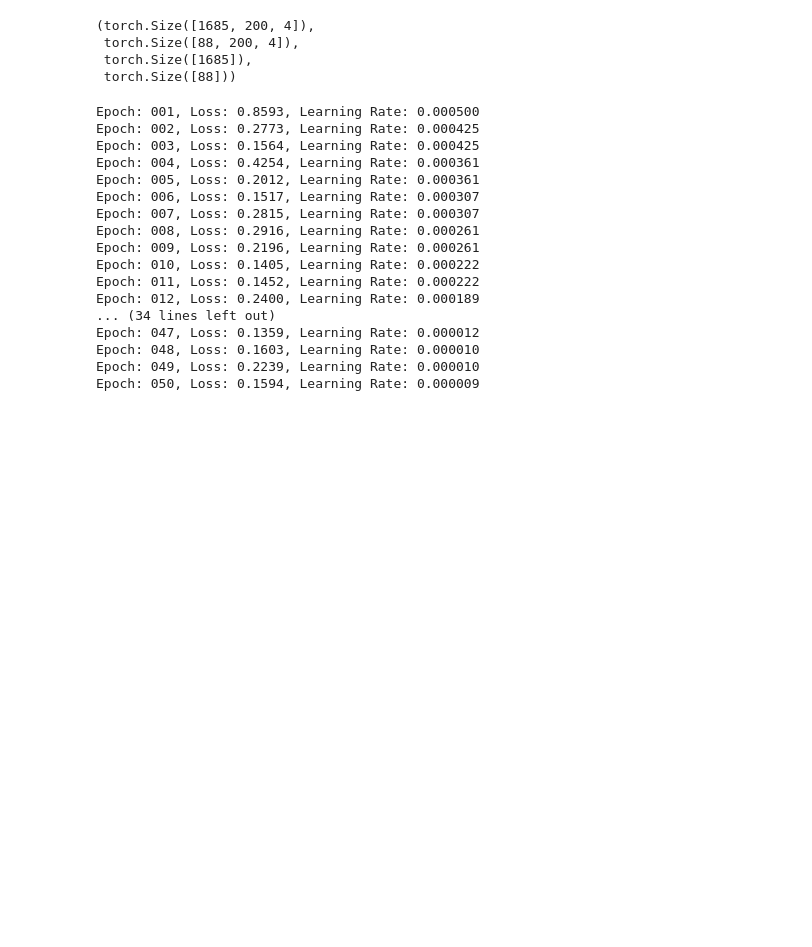
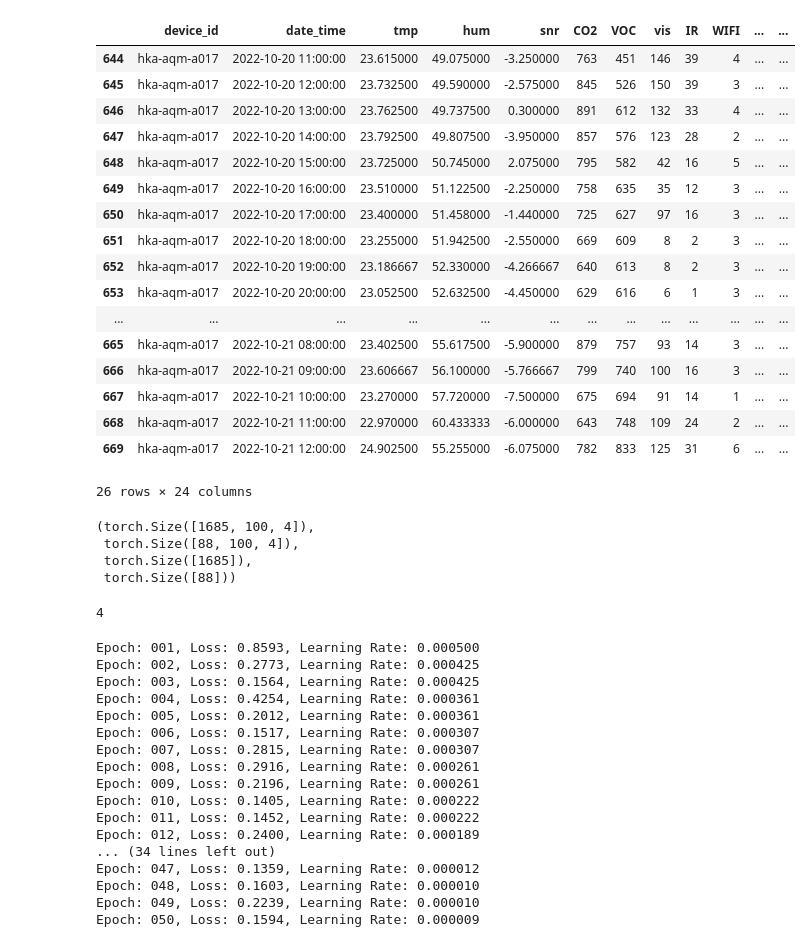
Before and after one commit to P-AEL/IoT, a Jupyter notebook: Transformer_Test.ipynb, the cells around one changed output. Cells and saved outputs as stored; diff of their text form; code cells hidden in the pictures; blank space fills up the shorter version.

```diff
--- a/Transformer_Test.ipynb
+++ b/Transformer_Test.ipynb
@@ -45,3 +45,14 @@ df_cutoff = dp.cutoff_data(df, "2023-01-13", "2023-03-28")
 df_cutoff = df.copy
 df_cutoff = dp.cutoff_data(df, "2023-01-13", "2023-03-28")
 df_mean = dp.build_lvl_df(df_cutoff, a1, ["tmp", "hum", "CO2", "VOC"], reset_ind= True)
+# %%
+df = pd.read_csv('aggregated_hourly.csv')
+df = df.loc[df['device_id'] == 'hka-aqm-a017']
+min_date = df['date_time'].min()
+max_date = df['date_time'].max()
+hourly_range = pd.date_range(start=min_date, end=max_date, freq='H')
+missing_hours = hourly_range[~hourly_range.isin(df['date_time'])]
+if missing_hours.empty:
+    print("All hours are present in the dataframe.")
+else:
+    print("Missing hours in the dataframe:", missing_hours)
@@ -48,14 +72,35 @@ df_mean = dp.build_lvl_df(df_cutoff, a1, ["tmp", "hum", "CO2", "VOC"], reset_ind
+# %%
+df.loc[df['date_time']<'2022-10-21 13:00:00']
+# %% [output]
+|  | device_id | date_time | tmp | hum | snr | CO2 | VOC | vis | IR | WIFI | ... | ... |
+| 644 | hka-aqm-a017 | 2022-10-20 11:00:00 | 23.615000 | 49.075000 | -3.250000 | 763 | 451 | 146 | 39 | 4 | ... | ... |
+| 645 | hka-aqm-a017 | 2022-10-20 12:00:00 | 23.732500 | 49.590000 | -2.575000 | 845 | 526 | 150 | 39 | 3 | ... | ... |
+| 646 | hka-aqm-a017 | 2022-10-20 13:00:00 | 23.762500 | 49.737500 | 0.300000 | 891 | 612 | 132 | 33 | 4 | ... | ... |
+| 647 | hka-aqm-a017 | 2022-10-20 14:00:00 | 23.792500 | 49.807500 | -3.950000 | 857 | 576 | 123 | 28 | 2 | ... | ... |
+| 648 | hka-aqm-a017 | 2022-10-20 15:00:00 | 23.725000 | 50.745000 | 2.075000 | 795 | 582 | 42 | 16 | 5 | ... | ... |
+| 649 | hka-aqm-a017 | 2022-10-20 16:00:00 | 23.510000 | 51.122500 | -2.250000 | 758 | 635 | 35 | 12 | 3 | ... | ... |
+| 650 | hka-aqm-a017 | 2022-10-20 17:00:00 | 23.400000 | 51.458000 | -1.440000 | 725 | 627 | 97 | 16 | 3 | ... | ... |
+| 651 | hka-aqm-a017 | 2022-10-20 18:00:00 | 23.255000 | 51.942500 | -2.550000 | 669 | 609 | 8 | 2 | 3 | ... | ... |
+| 652 | hka-aqm-a017 | 2022-10-20 19:00:00 | 23.186667 | 52.330000 | -4.266667 | 640 | 613 | 8 | 2 | 3 | ... | ... |
+| 653 | hka-aqm-a017 | 2022-10-20 20:00:00 | 23.052500 | 52.632500 | -4.450000 | 629 | 616 | 6 | 1 | 3 | ... | ... |
+| ... | ... | ... | ... | ... | ... | ... | ... | ... | ... | ... | ... | ... |
+| 665 | hka-aqm-a017 | 2022-10-21 08:00:00 | 23.402500 | 55.617500 | -5.900000 | 879 | 757 | 93 | 14 | 3 | ... | ... |
+| 666 | hka-aqm-a017 | 2022-10-21 09:00:00 | 23.606667 | 56.100000 | -5.766667 | 799 | 740 | 100 | 16 | 3 | ... | ... |
+| 667 | hka-aqm-a017 | 2022-10-21 10:00:00 | 23.270000 | 57.720000 | -7.500000 | 675 | 694 | 91 | 14 | 1 | ... | ... |
+| 668 | hka-aqm-a017 | 2022-10-21 11:00:00 | 22.970000 | 60.433333 | -6.000000 | 643 | 748 | 109 | 24 | 2 | ... | ... |
+| 669 | hka-aqm-a017 | 2022-10-21 12:00:00 | 24.902500 | 55.255000 | -6.075000 | 782 | 833 | 125 | 31 | 6 | ... | ... |
+26 rows × 24 columns
 # %%
 X = df_mean.to_numpy()
 y = df_mean["tmp"].shift(-1).to_numpy()
 X_train, X_test, y_train, y_test = dp.train_test_split(X, y,train_size=0.95)
-X_train_new, X_test_new = dp.format_tensor(X_train,window_size=200), dp.format_tensor(X_test,window_size=200)
+X_train_new, X_test_new = dp.format_tensor(X_train,window_size=100), dp.format_tensor(X_test,window_size=100)
 y_train = y_train[:-1]#.unsqueeze(1)
 y_test = y_test[:-1]#.unsqueeze(1)
 X_train_new.shape, X_test_new.shape, y_train.shape, y_test.shape
 # %% [output]
-(torch.Size([1685, 200, 4]),
- torch.Size([88, 200, 4]),
+(torch.Size([1685, 100, 4]),
+ torch.Size([88, 100, 4]),
  torch.Size([1685]),
  torch.Size([88]))
 # %%
@@ -266,6 +311,10 @@ class Decoder(torch.nn.Module):
 # device = torch.device('cuda' if torch.cuda.is_available() else 'cpu')
 # Decoder1 = Decoder(data[0][0].shape[1], 32,max_len=data[0][0].shape[0],num_heads=4,d_ff=128,device=device)
 # d = Decoder1.forward(x)
+# %%
+train_data[0][0].shape[1]
+# %% [output]
+4
 # %%
 # Train Decoder
 from torch.optim import Adam
```
Also changed, not shown: parts of 4 cells of this notebook, 1 other file.
